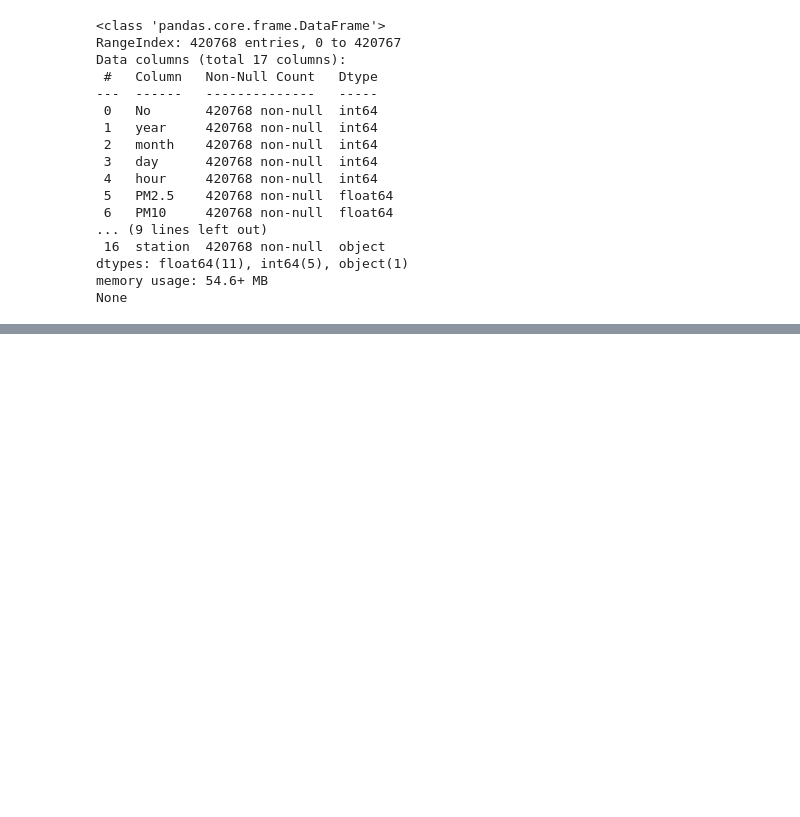
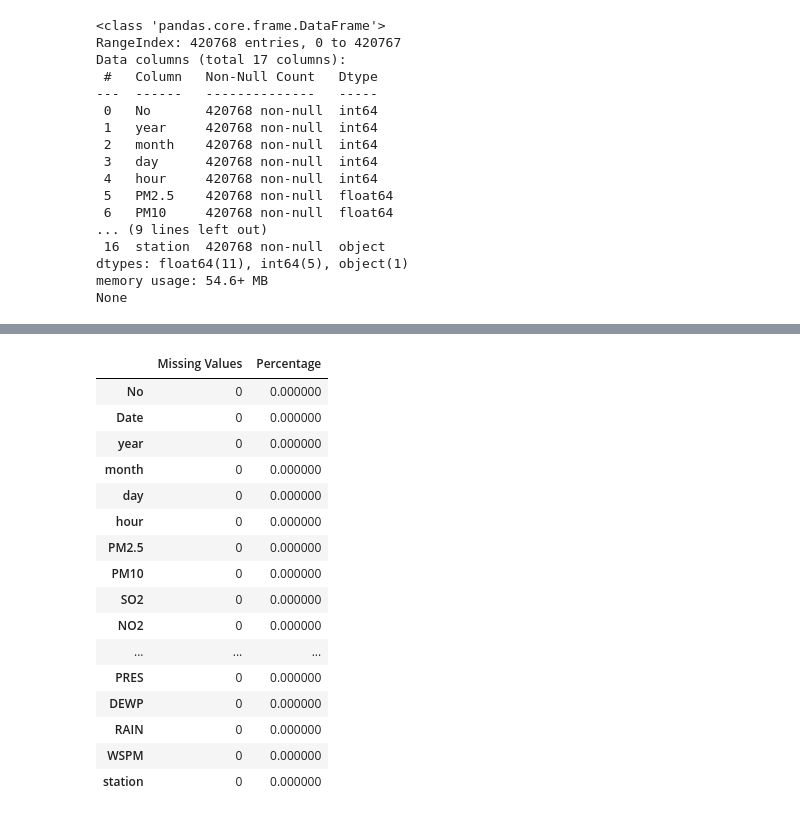
Before and after one commit to Allenstrange/CMP-Assessment, a Jupyter notebook: CMP_Project.ipynb, the cells around one changed output, grey strips where cells are left out. Cells and saved outputs as stored; diff of their text form; code cells hidden in the pictures; blank space fills up the shorter version.

Commit message:
further data preprocessing

```diff
--- a/CMP_Project.ipynb
+++ b/CMP_Project.ipynb
@@ -294,0 +314,22 @@ memory usage: 48.2+ MB
+# %%
+# creating a dataframe table to show missing values and percentage of missing values side by side
+missing_values = pd.DataFrame({'Missing Values': df.isnull().sum(), 'Percentage': (df.isnull().sum() / len(df)) * 100})
+missing_values.style.background_gradient(cmap='YlOrRd')
+# %% [output]
+|  | Missing Values | Percentage |
+| No | 0 | 0.000000 |
+| Date | 0 | 0.000000 |
+| year | 0 | 0.000000 |
+| month | 0 | 0.000000 |
+| day | 0 | 0.000000 |
+| hour | 0 | 0.000000 |
+| PM2.5 | 0 | 0.000000 |
+| PM10 | 0 | 0.000000 |
+| SO2 | 0 | 0.000000 |
+| NO2 | 0 | 0.000000 |
+| ... | ... | ... |
+| PRES | 0 | 0.000000 |
+| DEWP | 0 | 0.000000 |
+| RAIN | 0 | 0.000000 |
+| WSPM | 0 | 0.000000 |
+| station | 0 | 0.000000 |
```
Also changed, not shown: parts of 7 cells of this notebook.
